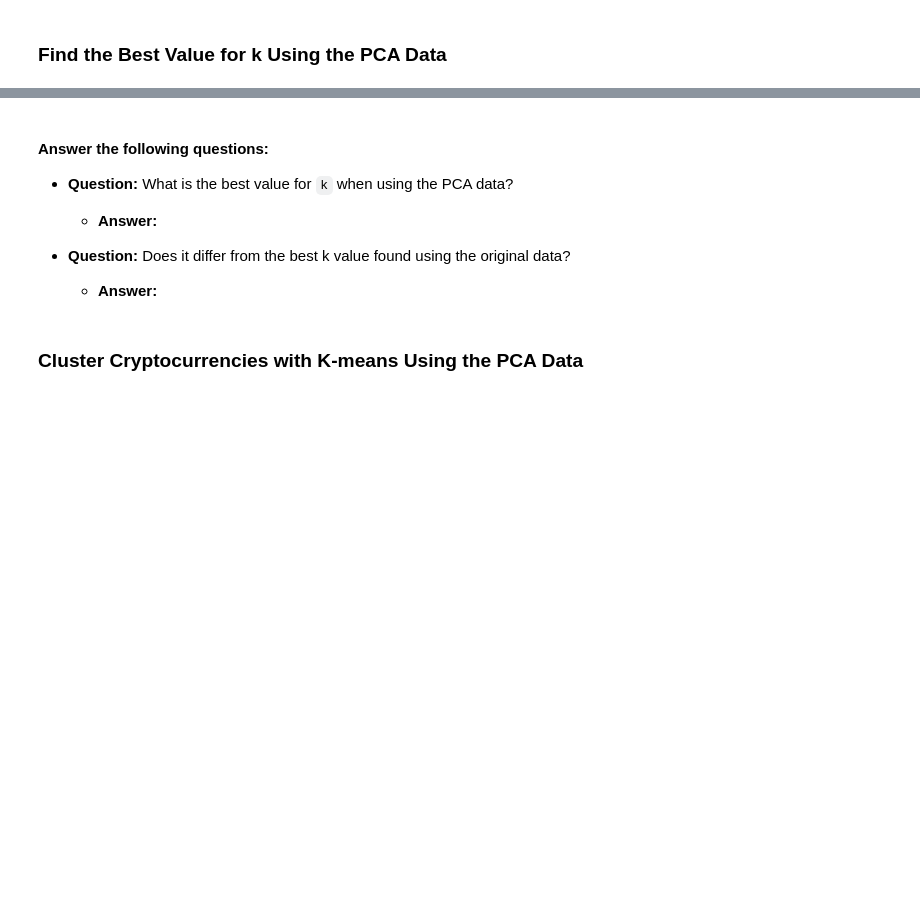
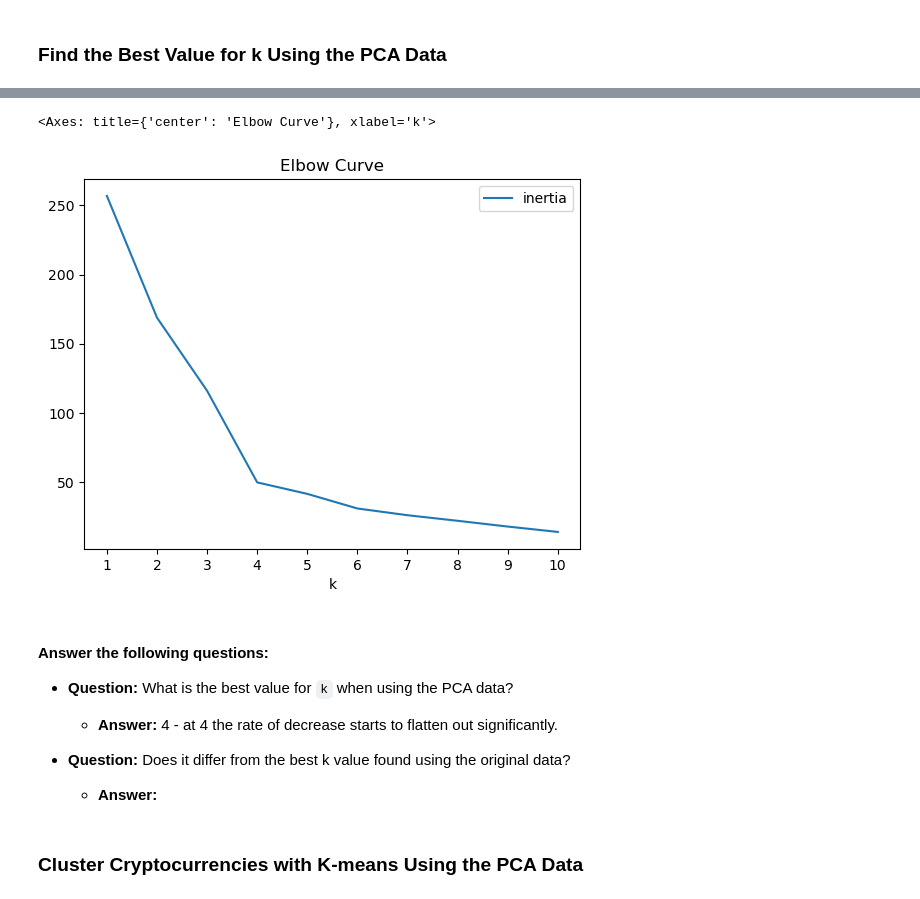
Before and after one commit to rjrdelatorre/CryptoClustering, a Jupyter notebook: Crypto_Clustering.ipynb, the cells around one changed output, grey strips where cells are left out. Saved outputs shown, nothing was run; the diff lists cells and outputs as text; code cells hidden in the pictures; blank space fills up the shorter version.

```diff
--- a/Crypto_Clustering.ipynb
+++ b/Crypto_Clustering.ipynb
@@ -265,12 +269,19 @@ new_market_data_pca.head(10)
 # %%
 # Plot a line chart with all the inertia values computed with
 # the different values of k to visually identify the optimal value for k.
+df_pca_elbow.plot.line(x="k",
+                    y="inertia",
+                    title="Elbow Curve",
+                    xticks=k_list)
+# %% [output]
+<Axes: title={'center': 'Elbow Curve'}, xlabel='k'>
+[figure, added]
 # %% [markdown]
 #### Answer the following questions:
 * **Question:** What is the best value for `k` when using the PCA data?
 
   * **Answer:**
-
+4 - at 4 the rate of decrease starts to flatten out significantly.
 
 * **Question:** Does it differ from the best k value found using the original data?
 
```
Also changed, not shown: parts of 14 cells of this notebook.
